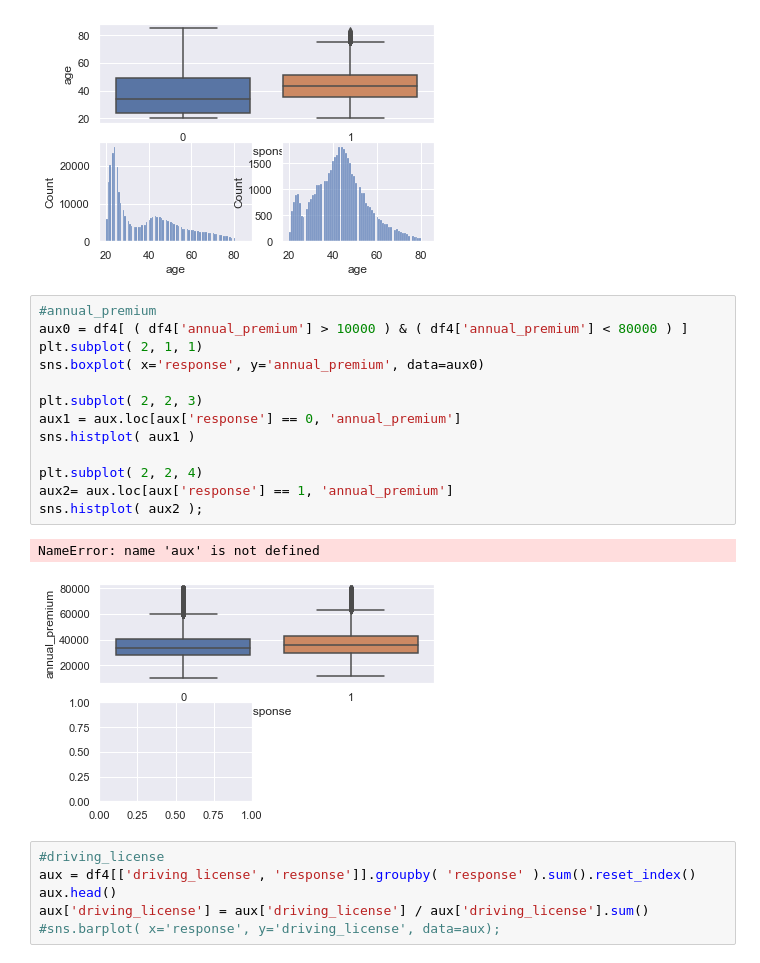
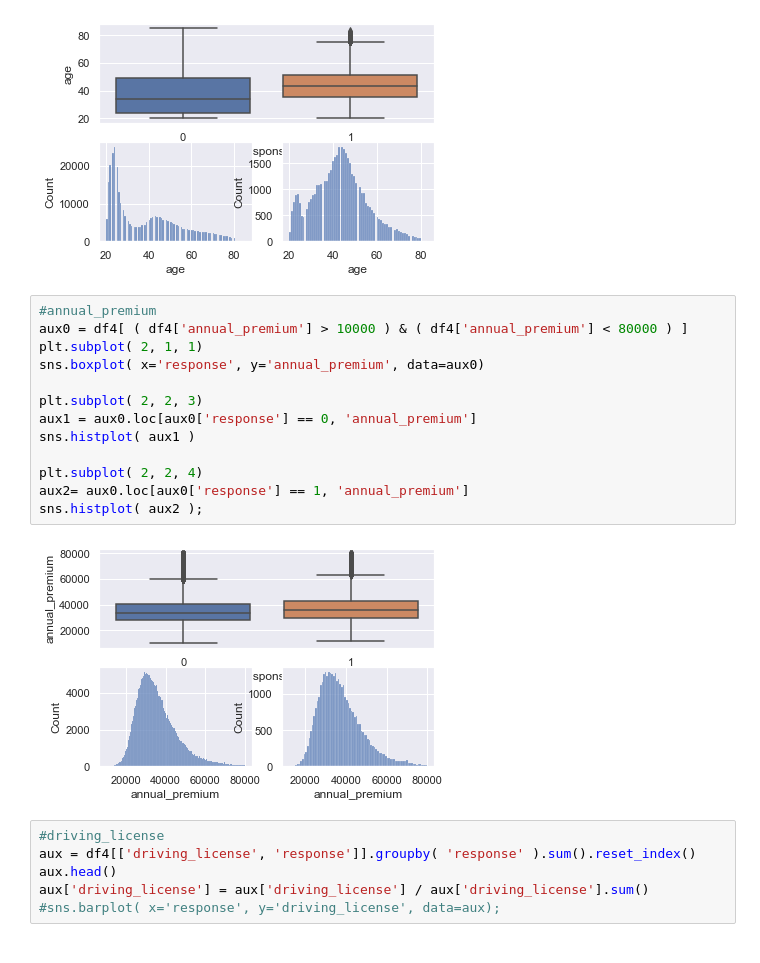
Before and after one commit to ThiagoBorgesLima/health_insurance, a Jupyter notebook: notebooks/mdfl_health_insurance_cross_sell.ipynb, the cells around one changed output. Cells and saved outputs as stored; diff of their text form.

```diff
--- a/notebooks/mdfl_health_insurance_cross_sell.ipynb
+++ b/notebooks/mdfl_health_insurance_cross_sell.ipynb
@@ -197,19 +197,18 @@ sns.histplot( aux00 );
 # %%
 #annual_premium
 aux0 = df4[ ( df4['annual_premium'] > 10000 ) & ( df4['annual_premium'] < 80000 ) ]
 plt.subplot( 2, 1, 1)
 sns.boxplot( x='response', y='annual_premium', data=aux0)
 
 plt.subplot( 2, 2, 3)
-aux1 = aux.loc[aux['response'] == 0, 'annual_premium']
+aux1 = aux0.loc[aux0['response'] == 0, 'annual_premium']
 sns.histplot( aux1 )
 
 plt.subplot( 2, 2, 4)
-aux2= aux.loc[aux['response'] == 1, 'annual_premium']
+aux2= aux0.loc[aux0['response'] == 1, 'annual_premium']
 sns.histplot( aux2 );
 # %% [output]
-NameError: name 'aux' is not defined
-[figure, old version]
+[figure, new version]
 # %%
 #driving_license
 aux = df4[['driving_license', 'response']].groupby( 'response' ).sum().reset_index()
```
Also changed, not shown: parts of 9 cells of this notebook.
